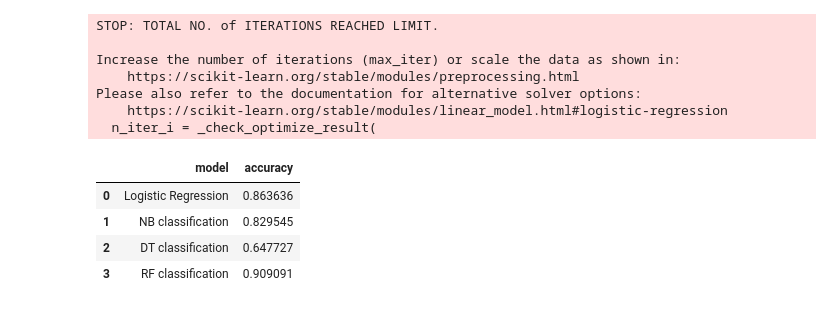
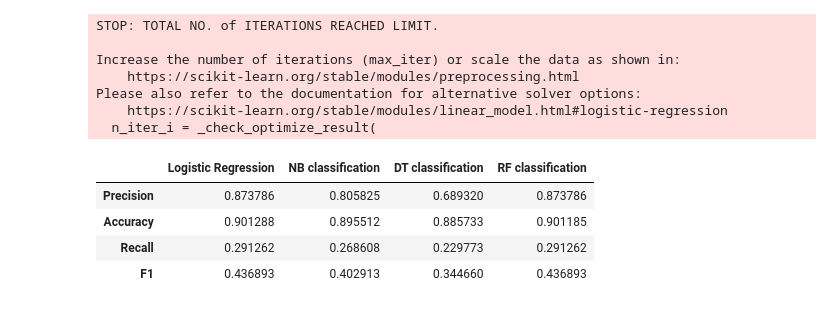
Before and after one commit to Nipun-Gupta26/ML-Project, a Jupyter notebook: karan_train.ipynb, the cells around one changed output. Cells and saved outputs as stored; diff of their text form; code cells hidden in the pictures.

```diff
--- a/karan_train.ipynb
+++ b/karan_train.ipynb
@@ -234,7 +263,10 @@ def get_Gaussian_NB_Score():
     Y_train['results_positionOrder'] = Y_train['results_positionOrder'].map(lambda x: 1 if x in [1,2,3] else 0)
     model = gaussianNB(X_train, Y_train.values.ravel())
 
-    score = 0
+    precision = 0
+    accuracy = 0
+    recall = 0
+    f1 = 0
     for i in df_test['raceId'].unique():
         X_test = df_test[df_test['raceId'] == i].drop(columns = ['results_positionOrder'])
         Y_test = df_test[df_test['raceId'] == i]['results_positionOrder']
@@ -246,9 +278,12 @@ def get_Gaussian_NB_Score():
         prediction_df.reset_index(inplace = True, drop = True)
         prediction_df['predicted_podium'] = prediction_df.index.map(lambda x: 1 if x == 0 else 0)
         # print(prediction_df)
-        score += precision_score(prediction_df.actual_podium, prediction_df.predicted_podium)
-    modelScore = score / df_test['raceId'].nunique()
-    return modelScore
+        precision += precision_score(prediction_df.actual_podium, prediction_df.predicted_podium)
+        accuracy += accuracy_score(prediction_df.actual_podium, prediction_df.predicted_podium)
+        recall += recall_score(prediction_df.actual_podium, prediction_df.predicted_podium)
+        f1 += f1_score(prediction_df.actual_podium, prediction_df.predicted_podium)
+
+    return precision/len(df_test['raceId'].unique()), accuracy/len(df_test['raceId'].unique()), recall/len(df_test['raceId'].unique()), f1/len(df_test['raceId'].unique())
 # %%
 get_Gaussian_NB_Score()
 # %% [output]
@@ -272,7 +310,10 @@ def get_DT_classifier_Score():
     Y_train['results_positionOrder'] = Y_train['results_positionOrder'].map(lambda x: 1 if x in [1,2,3] else 0)
     model = DT_classifier(X_train, Y_train.values.ravel())
 
-    score = 0
+    precision = 0
+    accuracy = 0
+    recall = 0
+    f1 = 0
     for i in df_test['raceId'].unique():
         X_test = df_test[df_test['raceId'] == i].drop(columns = ['results_positionOrder'])
         Y_test = df_test[df_test['raceId'] == i]['results_positionOrder']
@@ -284,9 +325,12 @@ def get_DT_classifier_Score():
         prediction_df.reset_index(inplace = True, drop = True)
         prediction_df['predicted_podium'] = prediction_df.index.map(lambda x: 1 if x == 0 else 0)
         # print(prediction_df)
-        score += precision_score(prediction_df.actual_podium, prediction_df.predicted_podium)
-    modelScore = score / df_test['raceId'].nunique()
-    return modelScore
+        precision += precision_score(prediction_df.actual_podium, prediction_df.predicted_podium)
+        accuracy += accuracy_score(prediction_df.actual_podium, prediction_df.predicted_podium)
+        recall += recall_score(prediction_df.actual_podium, prediction_df.predicted_podium)
+        f1 += f1_score(prediction_df.actual_podium, prediction_df.predicted_podium)
+
+    return precision/len(df_test['raceId'].unique()), accuracy/len(df_test['raceId'].unique()), recall/len(df_test['raceId'].unique()), f1/len(df_test['raceId'].unique())
 # %%
 get_DT_classifier_Score()
 # %% [output]
@@ -310,7 +357,10 @@ def get_RF_classifier_Score():
     Y_train['results_positionOrder'] = Y_train['results_positionOrder'].map(lambda x: 1 if x in [1,2,3] else 0)
     model = RF_classifier(X_train, Y_train.values.ravel())
 
-    score = 0
+    precision = 0
+    accuracy = 0
+    recall = 0
+    f1 = 0
     for i in df_test['raceId'].unique():
         X_test = df_test[df_test['raceId'] == i].drop(columns = ['results_positionOrder'])
         Y_test = df_test[df_test['raceId'] == i]['results_positionOrder']
@@ -322,9 +372,12 @@ def get_RF_classifier_Score():
         prediction_df.reset_index(inplace = True, drop = True)
         prediction_df['predicted_podium'] = prediction_df.index.map(lambda x: 1 if x == 0 else 0)
         # print(prediction_df)
-        score += precision_score(prediction_df.actual_podium, prediction_df.predicted_podium)
-    modelScore = score / df_test['raceId'].nunique()
-    return modelScore
+        precision += precision_score(prediction_df.actual_podium, prediction_df.predicted_podium)
+        accuracy += accuracy_score(prediction_df.actual_podium, prediction_df.predicted_podium)
+        recall += recall_score(prediction_df.actual_podium, prediction_df.predicted_podium)
+        f1 += f1_score(prediction_df.actual_podium, prediction_df.predicted_podium)
+
+    return precision/len(df_test['raceId'].unique()), accuracy/len(df_test['raceId'].unique()), recall/len(df_test['raceId'].unique()), f1/len(df_test['raceId'].unique())
 # %%
 get_RF_classifier_Score()
 # %% [output]
@@ -345,11 +398,11 @@ Increase the number of iterations (max_iter) or scale the data as shown in:
 Please also refer to the documentation for alternative solver options:
     https://scikit-learn.org/stable/modules/linear_model.html#logistic-regression
   n_iter_i = _check_optimize_result(
-# %%
-pd.DataFrame(classification_scores.items(), columns = ['model', 'accuracy'])
-# %% [output]
-|  | model | accuracy |
-| 0 | Logistic Regression | 0.863636 |
-| 1 | NB classification | 0.829545 |
-| 2 | DT classification | 0.647727 |
-| 3 | RF classification | 0.909091 |
+# %%
+pd.DataFrame(classification_scores, index = ['Precision', 'Accuracy', 'Recall', 'F1'])
+# %% [output]
+|  | Logistic Regression | NB classification | DT classification | RF classification |
+| Precision | 0.873786 | 0.805825 | 0.689320 | 0.873786 |
+| Accuracy | 0.901288 | 0.895512 | 0.885733 | 0.901185 |
+| Recall | 0.291262 | 0.268608 | 0.229773 | 0.291262 |
+| F1 | 0.436893 | 0.402913 | 0.344660 | 0.436893 |
```
Also changed, not shown: parts of 13 cells of this notebook, 1 other file.
